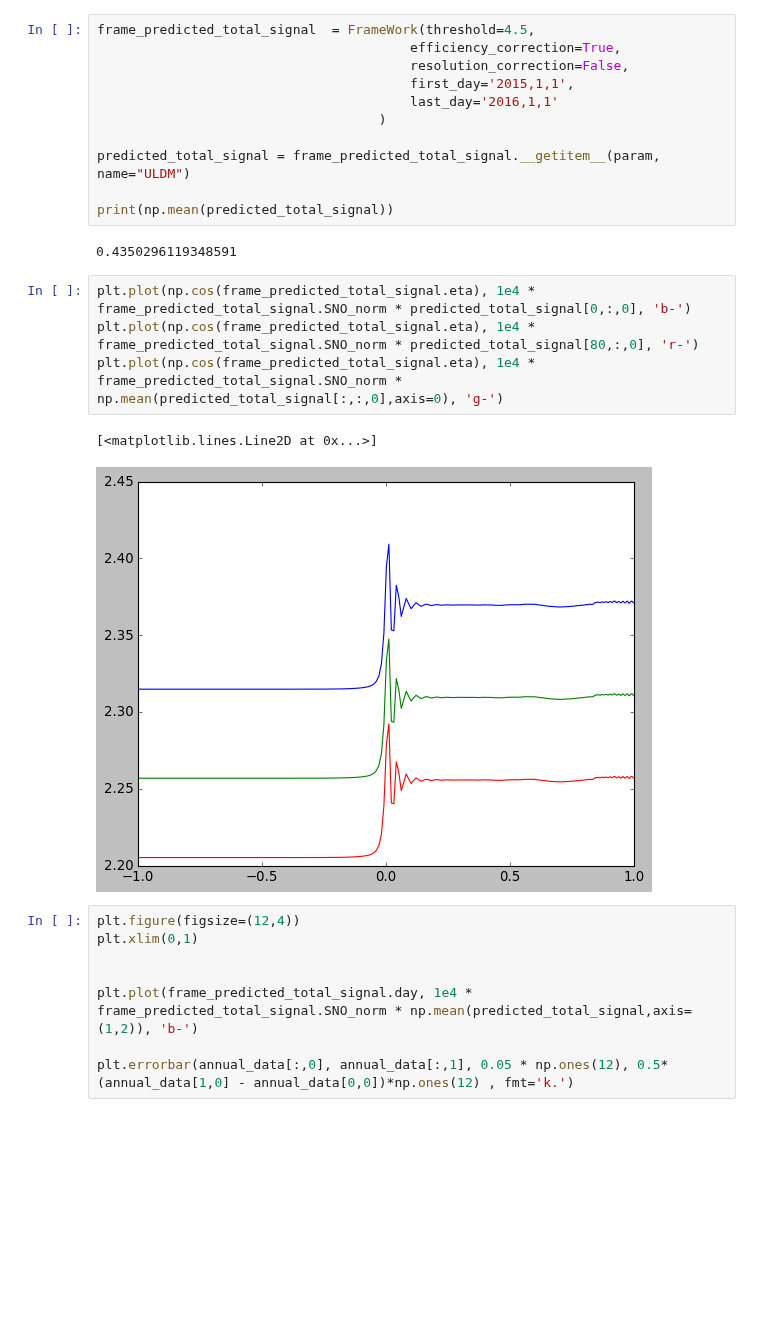
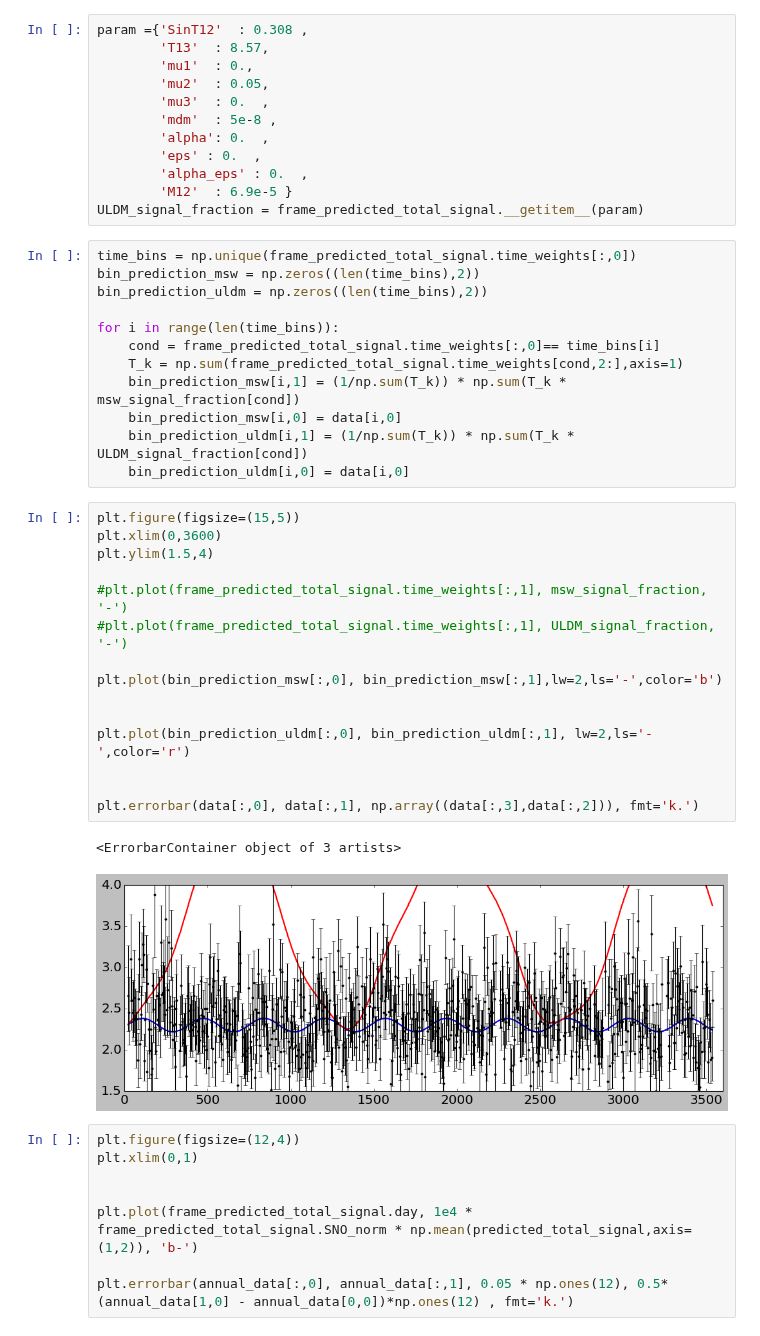
Before and after one commit to SaeedAnsarifard/NeuMod, a Jupyter notebook: Tutorial_ULDM.ipynb, the cells around one changed output. Cells and saved outputs as stored; diff of their text form; blank space fills up the shorter version.

```diff
--- a/Tutorial_ULDM.ipynb
+++ b/Tutorial_ULDM.ipynb
@@ -254,23 +35,45 @@ Text(0.55, 1.06, '$\\rm m_{dm} = 10^{-21} \\ [eV] $')
-# %%
-frame_predicted_total_signal  = FrameWork(threshold=4.5,
-                                        efficiency_correction=True,
-                                        resolution_correction=False,
-                                        first_day='2015,1,1',
-                                        last_day='2016,1,1'
-                                    )
-
-predicted_total_signal = frame_predicted_total_signal.__getitem__(param, name="ULDM")
-
-print(np.mean(predicted_total_signal))
-# %% [output]
-0.4350296119348591
-# %%
-plt.plot(np.cos(frame_predicted_total_signal.eta), 1e4 * frame_predicted_total_signal.SNO_norm * predicted_total_signal[0,:,0], 'b-')
-plt.plot(np.cos(frame_predicted_total_signal.eta), 1e4 * frame_predicted_total_signal.SNO_norm * predicted_total_signal[80,:,0], 'r-')
-plt.plot(np.cos(frame_predicted_total_signal.eta), 1e4 * frame_predicted_total_signal.SNO_norm * np.mean(predicted_total_signal[:,:,0],axis=0), 'g-')
-# %% [output]
-[<matplotlib.lines.Line2D at 0x...>]
-[figure, removed]
+# %%
+param ={'SinT12'  : 0.308 ,
+        'T13'  : 8.57,
+        'mu1'  : 0.,
+        'mu2'  : 0.05,
+        'mu3'  : 0.  ,
+        'mdm'  : 5e-8 ,
+        'alpha': 0.  ,
+        'eps' : 0.  ,
+        'alpha_eps' : 0.  ,
+        'M12'  : 6.9e-5 }
+ULDM_signal_fraction = frame_predicted_total_signal.__getitem__(param)
+# %%
+time_bins = np.unique(frame_predicted_total_signal.time_weights[:,0])
+bin_prediction_msw = np.zeros((len(time_bins),2))
+bin_prediction_uldm = np.zeros((len(time_bins),2))
+
+for i in range(len(time_bins)):
+    cond = frame_predicted_total_signal.time_weights[:,0]== time_bins[i]
+    T_k = np.sum(frame_predicted_total_signal.time_weights[cond,2:],axis=1)
+    bin_prediction_msw[i,1] = (1/np.sum(T_k)) * np.sum(T_k * msw_signal_fraction[cond])
+    bin_prediction_msw[i,0] = data[i,0]
+    bin_prediction_uldm[i,1] = (1/np.sum(T_k)) * np.sum(T_k * ULDM_signal_fraction[cond])
+    bin_prediction_uldm[i,0] = data[i,0]
+# %%
+plt.figure(figsize=(15,5))
+plt.xlim(0,3600)
+plt.ylim(1.5,4)
+
+#plt.plot(frame_predicted_total_signal.time_weights[:,1], msw_signal_fraction, '-')
+#plt.plot(frame_predicted_total_signal.time_weights[:,1], ULDM_signal_fraction, '-')
+
+plt.plot(bin_prediction_msw[:,0], bin_prediction_msw[:,1],lw=2,ls='-',color='b')
+
+
+plt.plot(bin_prediction_uldm[:,0], bin_prediction_uldm[:,1], lw=2,ls='-',color='r')
+
+
+plt.errorbar(data[:,0], data[:,1], np.array((data[:,3],data[:,2])), fmt='k.')
+# %% [output]
+<ErrorbarContainer object of 3 artists>
+[figure, added]
 # %%
 plt.figure(figsize=(12,4))
 plt.xlim(0,1)
```
Also changed, not shown: parts of 3 cells of this notebook, 9 other files.
